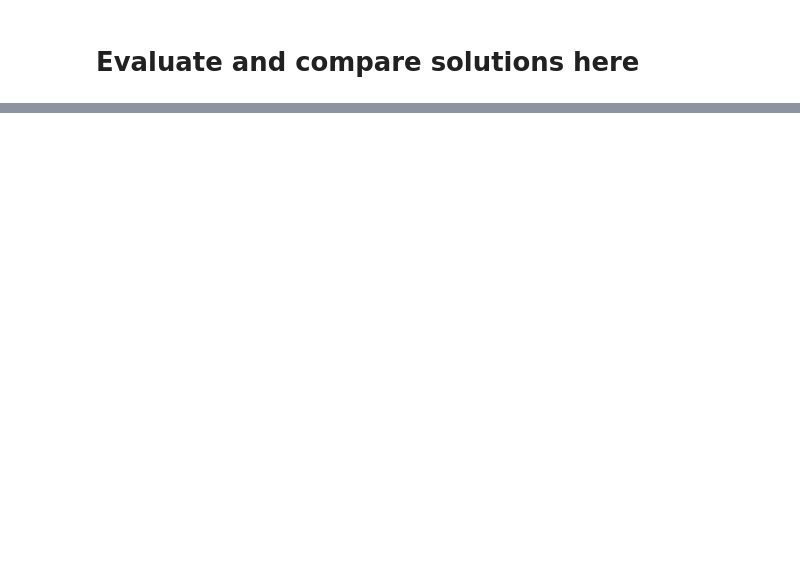
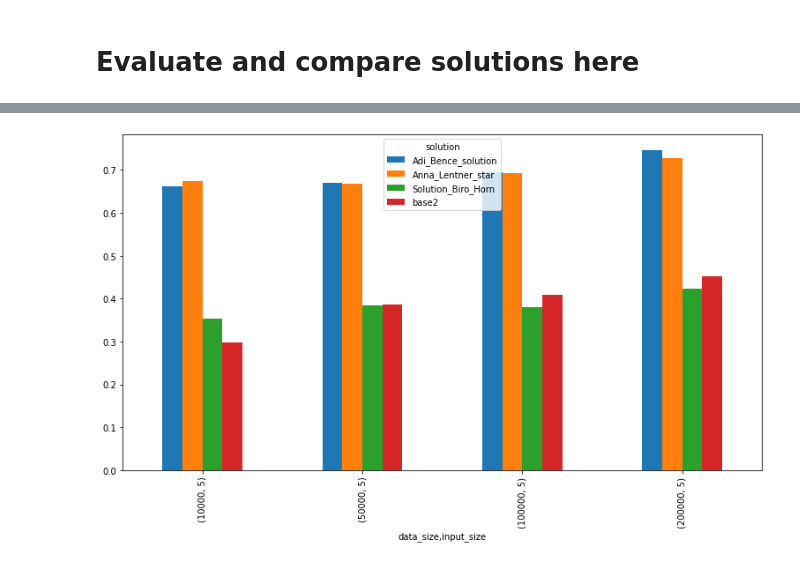
Before and after one commit to marcellbiro/prog2-2020, a Jupyter notebook: challenge-2-hotels-filter/draft_notebooks/trial-run.ipynb, the cells around one changed output, grey strips where cells are left out. Cells and saved outputs as stored; diff of their text form; code cells hidden in the pictures; blank space fills up the shorter version.

```diff
--- a/challenge-2-hotels-filter/draft_notebooks/trial-run.ipynb
+++ b/challenge-2-hotels-filter/draft_notebooks/trial-run.ipynb
@@ -64,0 +53,15 @@ sc.output_comparison()
+# %%
+sc = HotelFilterSolutionComparator(
+    solutions_to_compare=[
+        "base2",
+        "Adi_Bence_solution",
+        "Anna_Lentner_star",
+        "Solution_Biro_Horn"
+    ],
+    **levels[1])
+# %%
+sc.run_comparison()
+# %%
+sc.plot_comparison()
+# %% [output]
+[figure, added]
```
Also changed, not shown: parts of 5 cells of this notebook, 3 other files.
